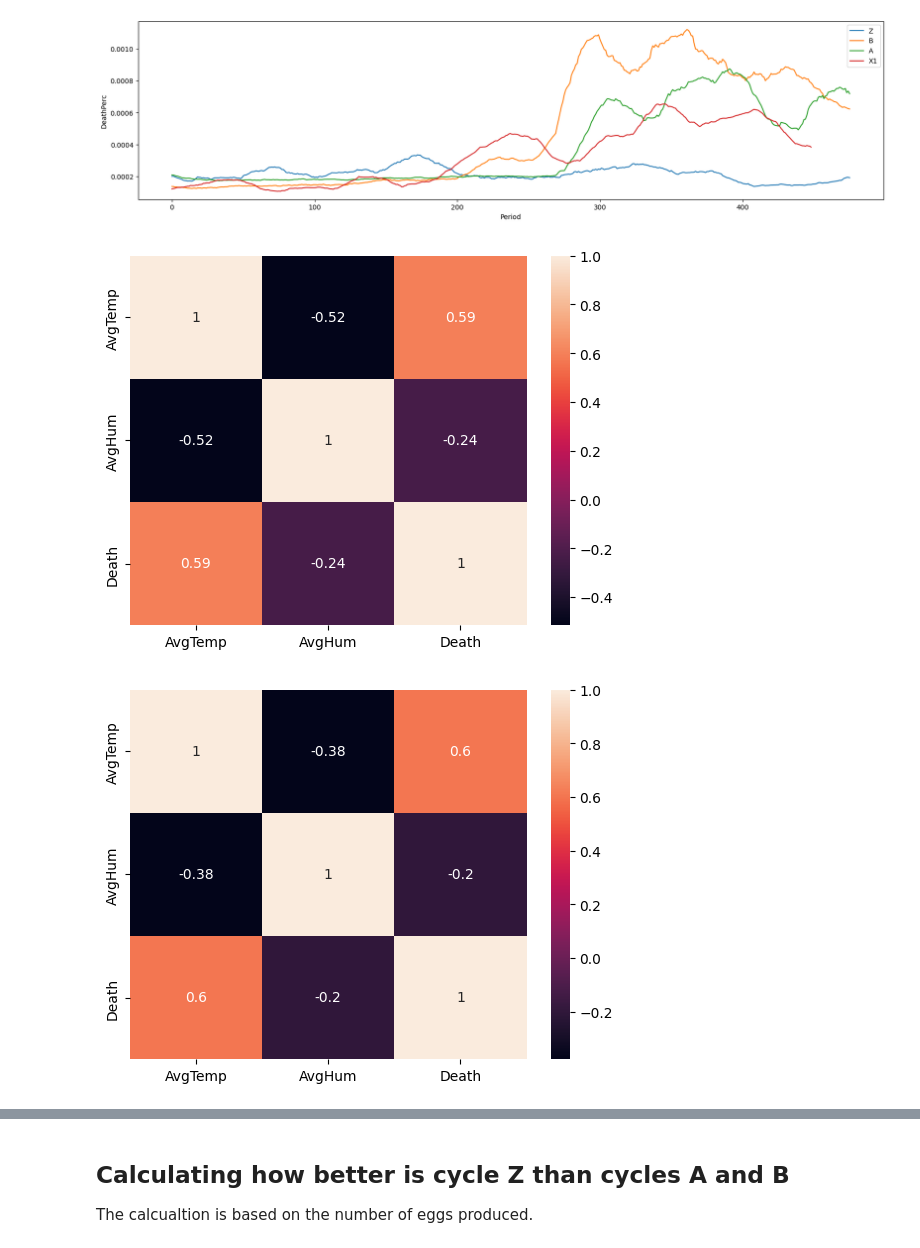
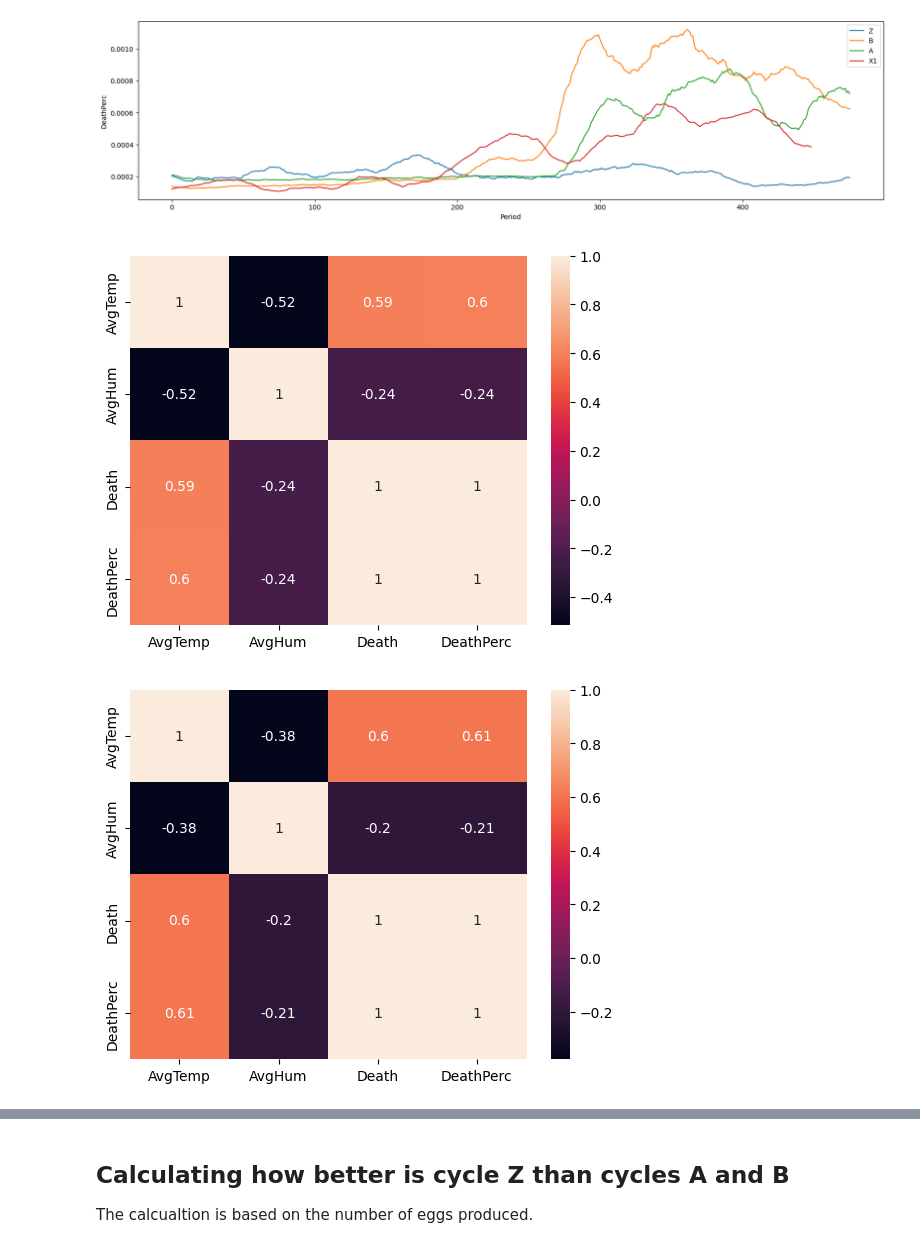
Before and after one commit to CanaliDavide/DASA--Project, a Jupyter notebook: Z_analysis/DataAnalisysZ_Cluster.ipynb, the cells around one changed output, grey strips where cells are left out. Drawn from its saved outputs; the diff is of its cells as text; code cells hidden in the pictures.

```diff
--- a/Z_analysis/DataAnalisysZ_Cluster.ipynb
+++ b/Z_analysis/DataAnalisysZ_Cluster.ipynb
@@ -82,13 +82,13 @@ compareDifferentCycles(cycles, 'DeathPerc', ['Z', 'B', 'A', 'X1'])
 # %% [output]
 [figure]
 # %%
-sns.heatmap(cycleA[['AvgTemp', 'AvgHum', 'Death']].drop(range(0,100)).drop(range(350, len(cycleA))).corr(), annot=True)
+sns.heatmap(cycleA[['AvgTemp', 'AvgHum', 'Death', 'DeathPerc']].drop(range(0,100)).drop(range(350, len(cycleA))).corr(), annot=True)
 plt.show()
 # %% [output]
-[figure, old version]
+[figure, new version]
 # %%
-sns.heatmap(cycleB[['AvgTemp', 'AvgHum', 'Death']].drop(range(0,100)).drop(range(300, len(cycleB))).corr(), annot=True)
+sns.heatmap(cycleB[['AvgTemp', 'AvgHum', 'Death', 'DeathPerc']].drop(range(0,100)).drop(range(300, len(cycleB))).corr(), annot=True)
 plt.show()
 # %% [output]
-[figure, old version]
+[figure, new version]
 # %%
```
Also changed, not shown: parts of 2 cells of this notebook, 6 other files.
